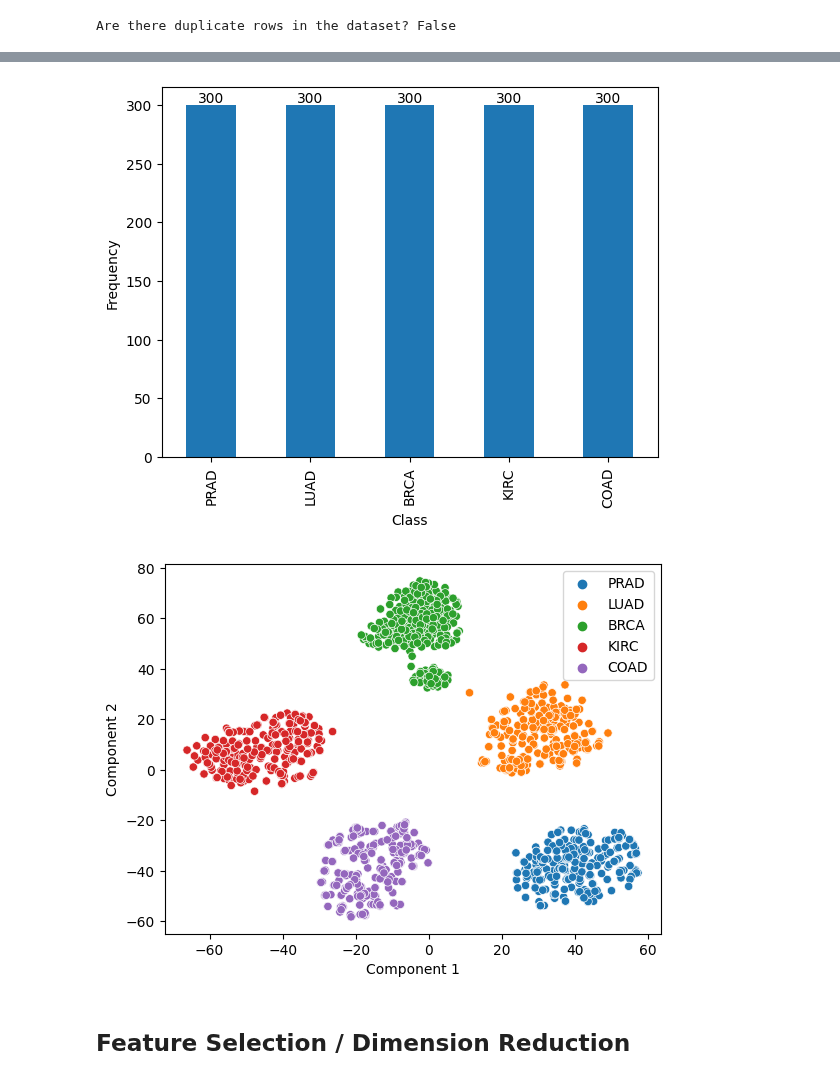
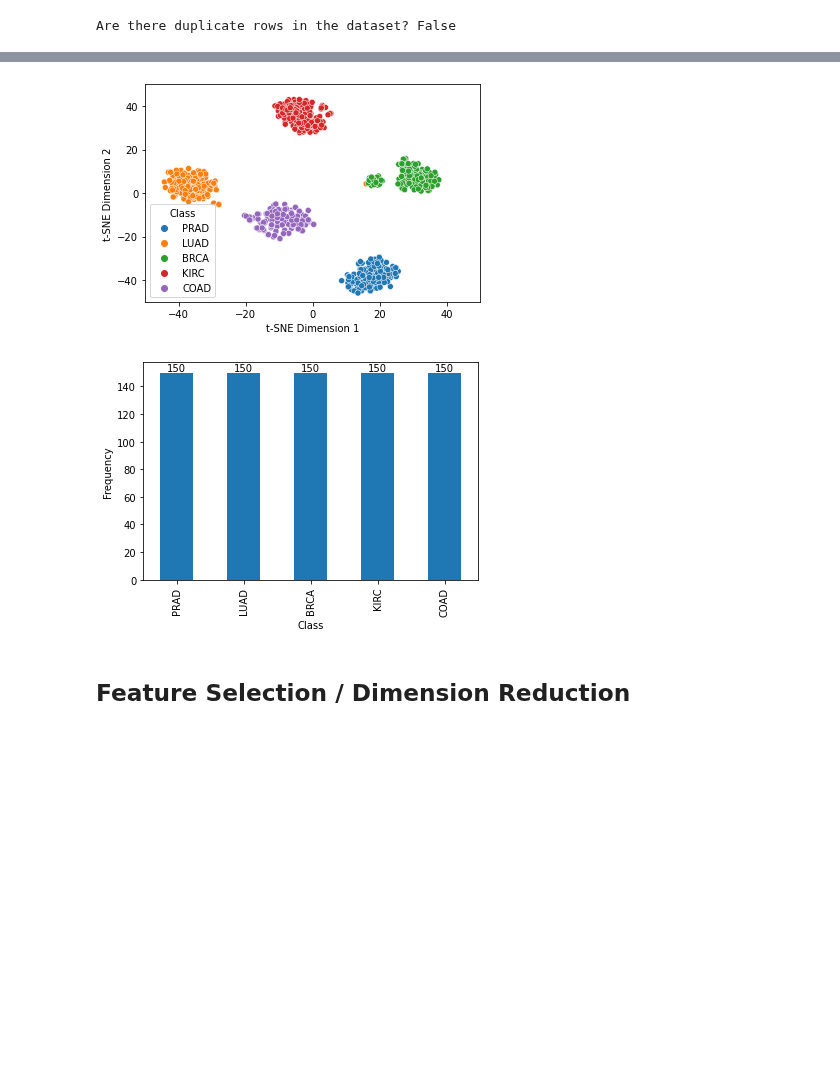
Before and after one commit to alina-dima/PR-for-AI, a Jupyter notebook: Assignment 2/Genes/genes.ipynb, the cells around one changed output, grey strips where cells are left out. Saved outputs shown, nothing was run; the diff lists cells and outputs as text; code cells hidden in the pictures; blank space fills up the shorter version.

```diff
--- a/Assignment 2/Genes/genes.ipynb
+++ b/Assignment 2/Genes/genes.ipynb
@@ -140,11 +128,20 @@ plot_tsne(df_under, df_labels_under)
-# %%
-# Oversampled dataset
-sm = SMOTE(sampling_strategy='not majority', k_neighbors=5, random_state=RANDOM_STATE)
-df_over, df_labels_over = sm.fit_resample(df, df_labels)
-plot_class_freq(df_labels_over)
-plot_tsne(df_over, df_labels_over)
-# %% [output]
-[figure, removed]
-[figure, removed]
+# %%
+# Balance dataset
+
+# remove 150 from BRCA
+prad_idxs = df_labels.index[df_labels["Class"] == "BRCA"]
+remove_indices = np.random.choice(prad_idxs, size=150, replace=False)
+adjusted_df = df.drop(remove_indices)
+adjusted_df_labels = df_labels.drop(remove_indices)
+
+# over sample rest of classes
+sm = SMOTE(sampling_strategy="not majority", k_neighbors=5, random_state=RANDOM_STATE)
+adjusted_df, adjusted_df_labels = sm.fit_resample(adjusted_df, adjusted_df_labels)
+
+plot_tsne(adjusted_df, adjusted_df_labels, fig_name="balanced_tsne")
+plot_class_freq(adjusted_df_labels) # double check
+# %% [output]
+[figure, added]
+[figure, added]
 # %% [markdown]
 ## Feature Selection / Dimension Reduction
```
Also changed, not shown: parts of 38 cells of this notebook, 8 other files.
